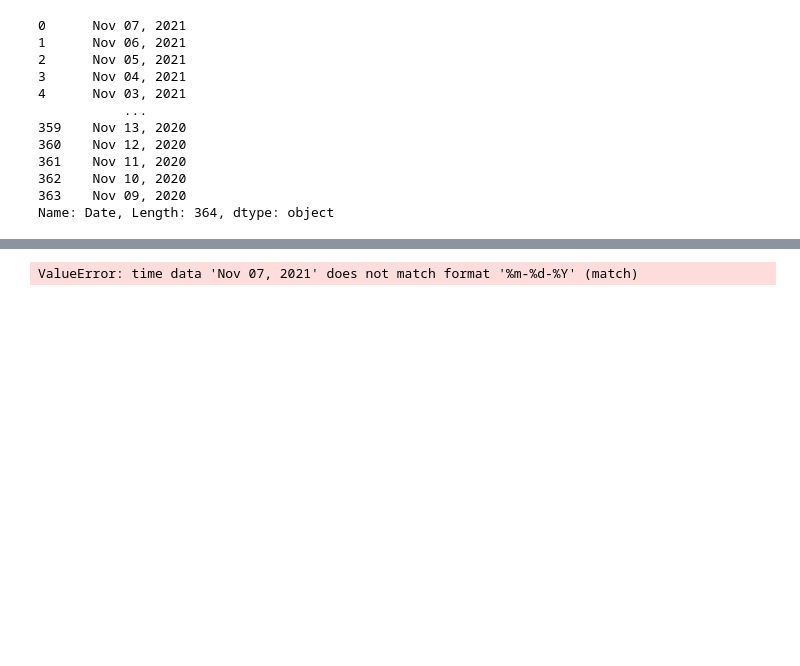
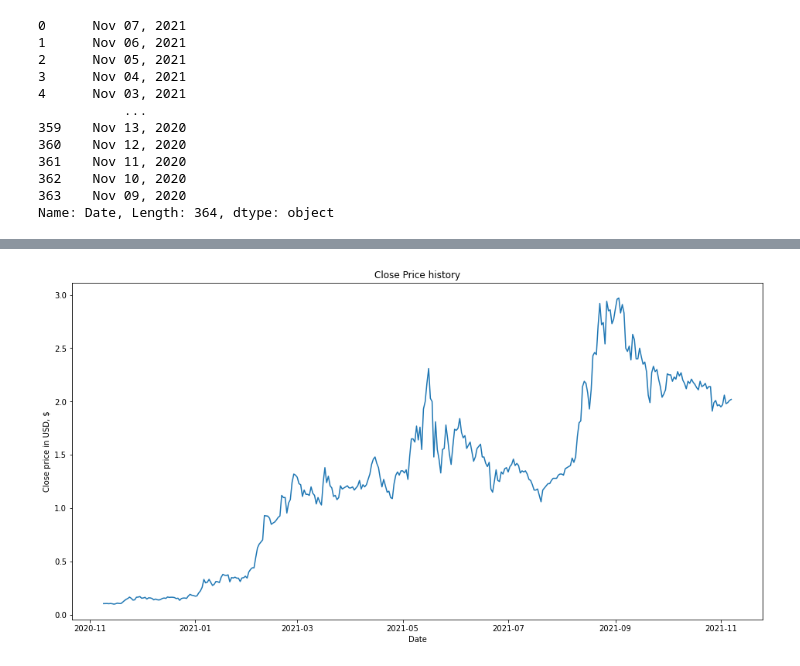
Before and after one commit to georgiev-ventsi/LSTM-stock-price, a Jupyter notebook: LSTM-stock-price-prediction.ipynb, the cells around one changed output, grey strips where cells are left out. Saved outputs shown, nothing was run; the diff lists cells and outputs as text; code cells hidden in the pictures; blank space fills up the shorter version.

Commit message:
change data types and visualise the close price by date

```diff
--- a/LSTM-stock-price-prediction.ipynb
+++ b/LSTM-stock-price-prediction.ipynb
@@ -73,3 +73,8 @@ data.Date
 362    Nov 10, 2020
 363    Nov 09, 2020
 Name: Date, Length: 364, dtype: object
+# %%
+data["Date"]=pd.to_datetime(data.Date)
+data.index=data['Date']
+
+data.Date
@@ -76,8 +112,11 @@ Name: Date, Length: 364, dtype: object
 # %%
-data["Date"]=pd.to_datetime(data.Date,format="%m-%d-%Y")
-data.index=data['Date']
+# Plot the Close price by Dte
 
 plt.figure(figsize=(16,8))
-plt.plot(data["Close"],label='Close Price history')
+plt.plot(data["Close"], label='Close Price history')
+plt.title('Close Price history')
+plt.xlabel('Date')
+plt.ylabel('Close price in USD, $')
+plt.show()
 # %% [output]
-ValueError: time data 'Nov 07, 2021' does not match format '%m-%d-%Y' (match)
+[figure, added]
```
Also changed, not shown: parts of 2 cells of this notebook.
